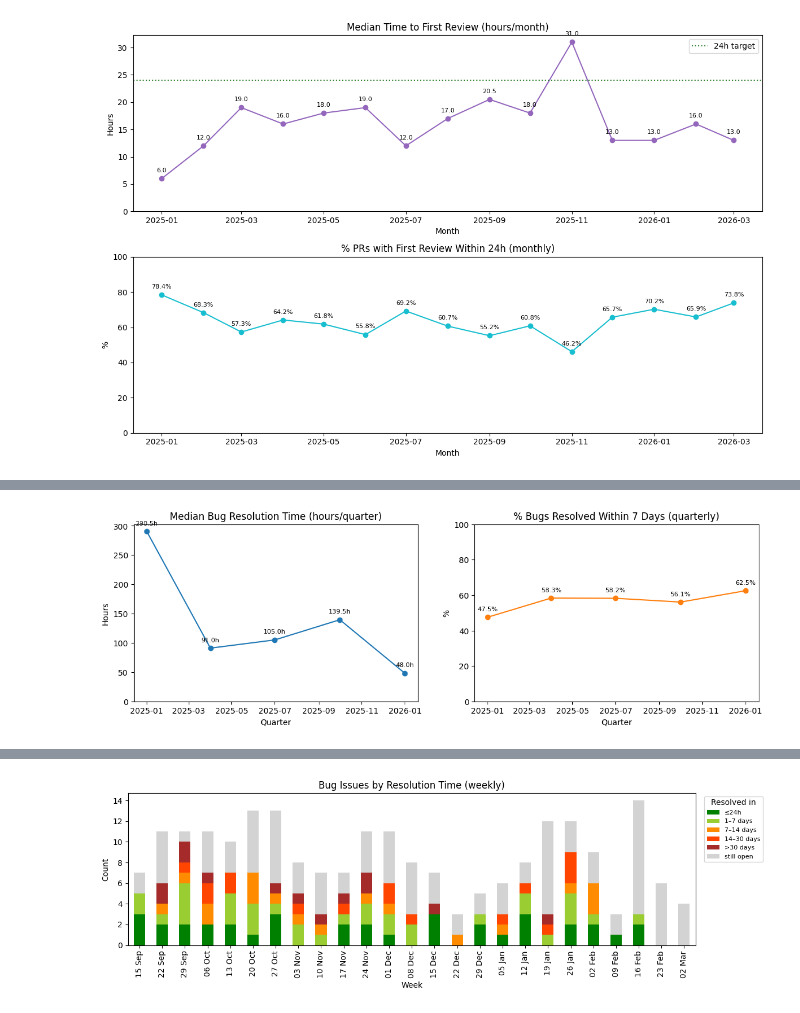
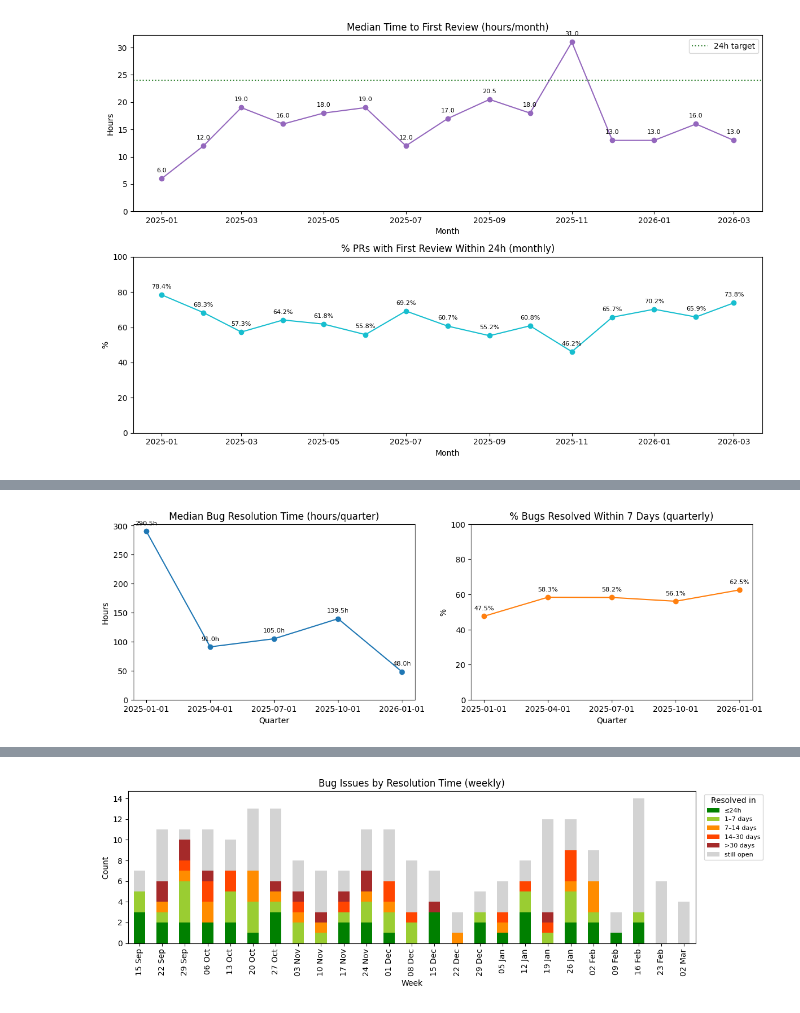
Before and after one commit to anikonorova/github_repository_analytics, a Jupyter notebook: analysis/summary.ipynb, the cells around one changed output, grey strips where cells are left out. Saved outputs shown, nothing was run; the diff lists cells and outputs as text; code cells hidden in the pictures.

```diff
--- a/analysis/summary.ipynb
+++ b/analysis/summary.ipynb
@@ -146,30 +202,30 @@ The bucket view shows the full distribution: whether bugs close fast, pile up, o
 # %%
 df_bug_time = conn.sql("""
     SELECT creation_quarter, median_hours_to_resolve, pct_resolved_within_7d
     FROM main_kpi.kpi_bug_resolution_time
     ORDER BY creation_quarter
 """).df()
 
 fig, (ax1, ax2) = plt.subplots(1, 2, figsize=(14, 4))
 
-ax1.plot(df_bug_time["creation_quarter"], df_bug_time["median_hours_to_resolve"],
+ax1.plot(df_bug_time["creation_quarter"].astype(str), df_bug_time["median_hours_to_resolve"],
          marker="o", color="tab:blue")
 ax1.set_title("Median Bug Resolution Time (hours/quarter)")
 ax1.set_xlabel("Quarter")
 ax1.set_ylabel("Hours")
 ax1.set_ylim(bottom=0)
 ax1.tick_params(axis="x")
-for q, val in zip(df_bug_time["creation_quarter"], df_bug_time["median_hours_to_resolve"]):
+for q, val in zip(df_bug_time["creation_quarter"].astype(str), df_bug_time["median_hours_to_resolve"]):
     ax1.annotate(f"{val:.1f}h", xy=(q, val), xytext=(0, 8), textcoords="offset points", ha="center", fontsize=8)
 
-ax2.plot(df_bug_time["creation_quarter"], df_bug_time["pct_resolved_within_7d"] * 100,
+ax2.plot(df_bug_time["creation_quarter"].astype(str), df_bug_time["pct_resolved_within_7d"] * 100,
          marker="o", color="tab:orange")
 ax2.set_title("% Bugs Resolved Within 7 Days (quarterly)")
 ax2.set_xlabel("Quarter")
 ax2.set_ylabel("%")
 ax2.set_ylim(0, 100)
 ax2.tick_params(axis="x")
-for q, val in zip(df_bug_time["creation_quarter"], df_bug_time["pct_resolved_within_7d"] * 100):
+for q, val in zip(df_bug_time["creation_quarter"].astype(str), df_bug_time["pct_resolved_within_7d"] * 100):
     ax2.annotate(f"{val:.1f}%", xy=(q, val), xytext=(0, 8), textcoords="offset points", ha="center", fontsize=8)
 # %% [output]
-[figure, old version]
+[figure, new version]
```
Also changed, not shown: parts of 25 cells of this notebook.
